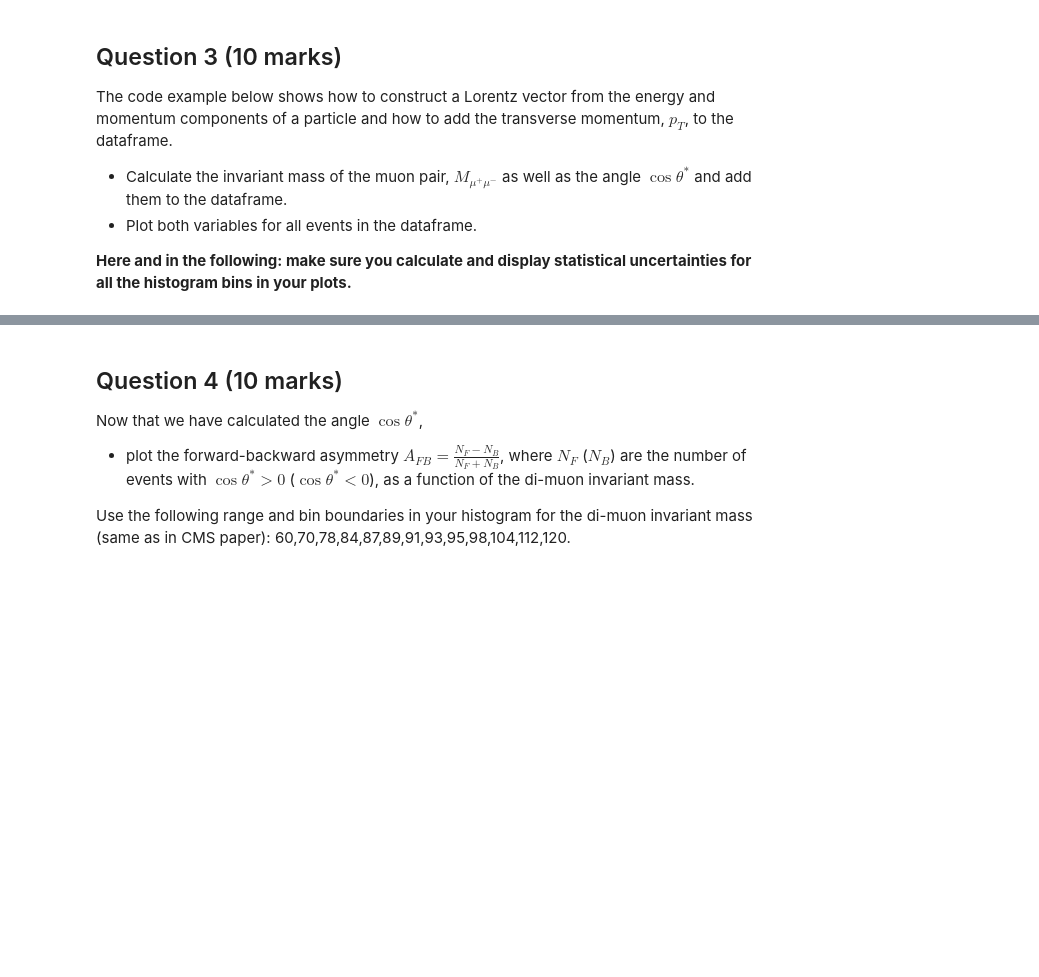
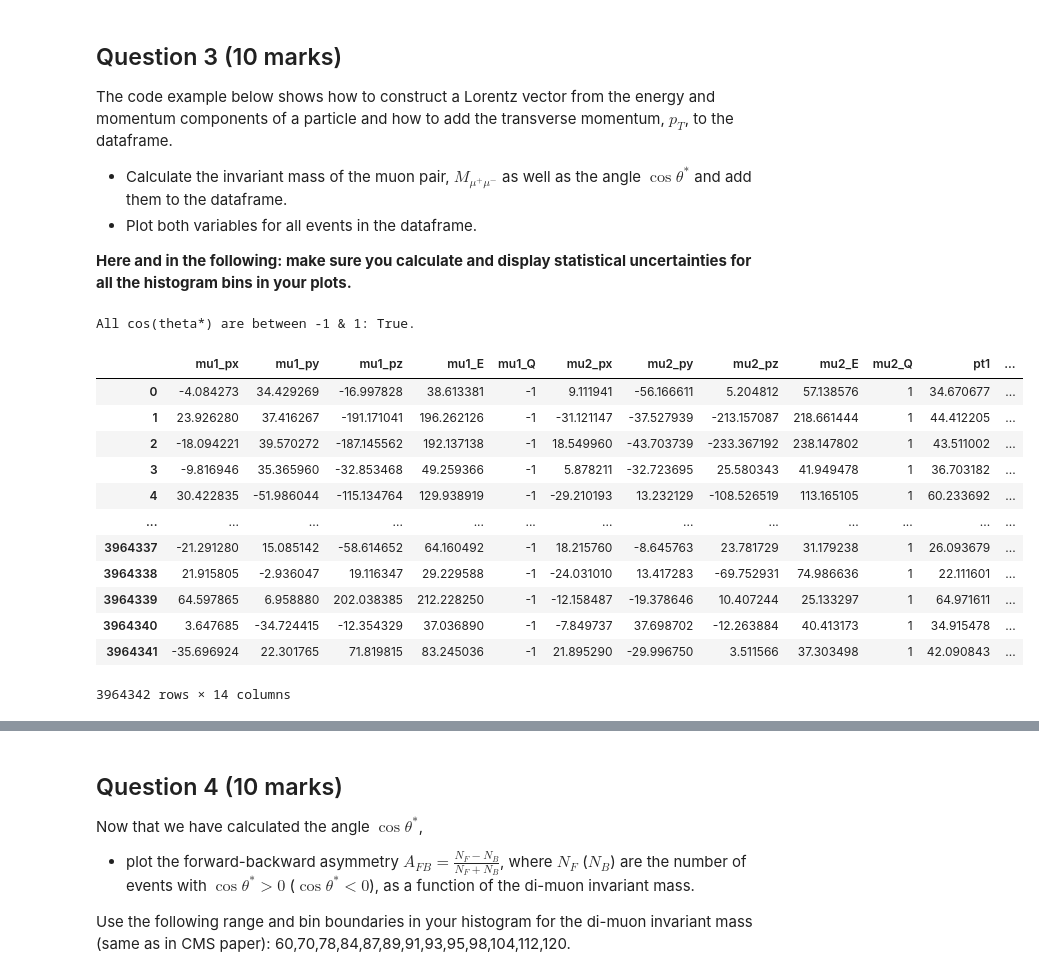
Before and after one commit to PastaShapes/particle-1-AH-JH-RYN, a Jupyter notebook: particle_coursework_2.ipynb, the cells around one changed output, grey strips where cells are left out. Drawn from its saved outputs; the diff is of its cells as text; code cells hidden in the pictures; blank space fills up the shorter version.

```diff
--- a/particle_coursework_2.ipynb
+++ b/particle_coursework_2.ipynb
@@ -116,3 +116,48 @@ mu2_lv = vector.array({"px":df["mu2_px"].to_numpy(), "py":df["mu2_py"].to_numpy(
 
 df["pt1"] = mu1_lv.pt
 df["pt2"] = mu2_lv.pt
+# %%
+import numpy as np
+
+# 1. Calculate invariant mass:
+
+# Add the Lorentz vetors of the two muons.
+mu1mu2_lv = mu1_lv + mu2_lv
+# Calculate invariant mass using combined Lorentz vector sqrt(E^2 - px^2 - py^2 - pz^2) buit-in function.
+df["mu1mu2_M"] = mu1mu2_lv.mass # add to df.
+
+# 2. Calculate cos(theta*), using equation stated in Q1:
+
+# Light-cone momentum components P+- 1, 2.
+P1_plus = (df["mu1_E"] + df["mu1_pz"]) / np.sqrt(2)
+P1_minus = (df["mu1_E"] - df["mu1_pz"]) / np.sqrt(2)
+P2_plus = (df["mu2_E"] + df["mu2_pz"]) / np.sqrt(2)
+P2_minus = (df["mu2_E"] - df["mu2_pz"]) / np.sqrt(2)
+
+# Dimuon invariant mass, transverse and longitudinal momenta.
+m12 = mu1mu2_lv.mass
+pt12 = mu1mu2_lv.pt
+sign_pz12 = np.sign(mu1mu2_lv.pz) # gives sign factor.
+
+# Apply equation and add to df.
+df["cos(theta*)"] = (2 * (P1_plus * P2_minus - P1_minus * P2_plus) / np.sqrt(m12**2 * (m12**2 + pt12**2))) * sign_pz12
+
+# Sanity check: -1 < cos(theta*) < 1.
+print(f"All cos(theta*) are between -1 & 1: {bool(df["cos(theta*)"].between(-1, 1).all())}.")
+
+df
+# %% [output]
+All cos(theta*) are between -1 & 1: True.
+|  | mu1_px | mu1_py | mu1_pz | mu1_E | mu1_Q | mu2_px | mu2_py | mu2_pz | mu2_E | mu2_Q | pt1 | ... |
+| 0 | -4.084273 | 34.429269 | -16.997828 | 38.613381 | -1 | 9.111941 | -56.166611 | 5.204812 | 57.138576 | 1 | 34.670677 | ... |
+| 1 | 23.926280 | 37.416267 | -191.171041 | 196.262126 | -1 | -31.121147 | -37.527939 | -213.157087 | 218.661444 | 1 | 44.412205 | ... |
+| 2 | -18.094221 | 39.570272 | -187.145562 | 192.137138 | -1 | 18.549960 | -43.703739 | -233.367192 | 238.147802 | 1 | 43.511002 | ... |
+| 3 | -9.816946 | 35.365960 | -32.853468 | 49.259366 | -1 | 5.878211 | -32.723695 | 25.580343 | 41.949478 | 1 | 36.703182 | ... |
+| 4 | 30.422835 | -51.986044 | -115.134764 | 129.938919 | -1 | -29.210193 | 13.232129 | -108.526519 | 113.165105 | 1 | 60.233692 | ... |
+| ... | ... | ... | ... | ... | ... | ... | ... | ... | ... | ... | ... | ... |
+| 3964337 | -21.291280 | 15.085142 | -58.614652 | 64.160492 | -1 | 18.215760 | -8.645763 | 23.781729 | 31.179238 | 1 | 26.093679 | ... |
+| 3964338 | 21.915805 | -2.936047 | 19.116347 | 29.229588 | -1 | -24.031010 | 13.417283 | -69.752931 | 74.986636 | 1 | 22.111601 | ... |
+| 3964339 | 64.597865 | 6.958880 | 202.038385 | 212.228250 | -1 | -12.158487 | -19.378646 | 10.407244 | 25.133297 | 1 | 64.971611 | ... |
+| 3964340 | 3.647685 | -34.724415 | -12.354329 | 37.036890 | -1 | -7.849737 | 37.698702 | -12.263884 | 40.413173 | 1 | 34.915478 | ... |
+| 3964341 | -35.696924 | 22.301765 | 71.819815 | 83.245036 | -1 | 21.895290 | -29.996750 | 3.511566 | 37.303498 | 1 | 42.090843 | ... |
+3964342 rows × 14 columns
```
Also changed, not shown: parts of 5 cells of this notebook.
